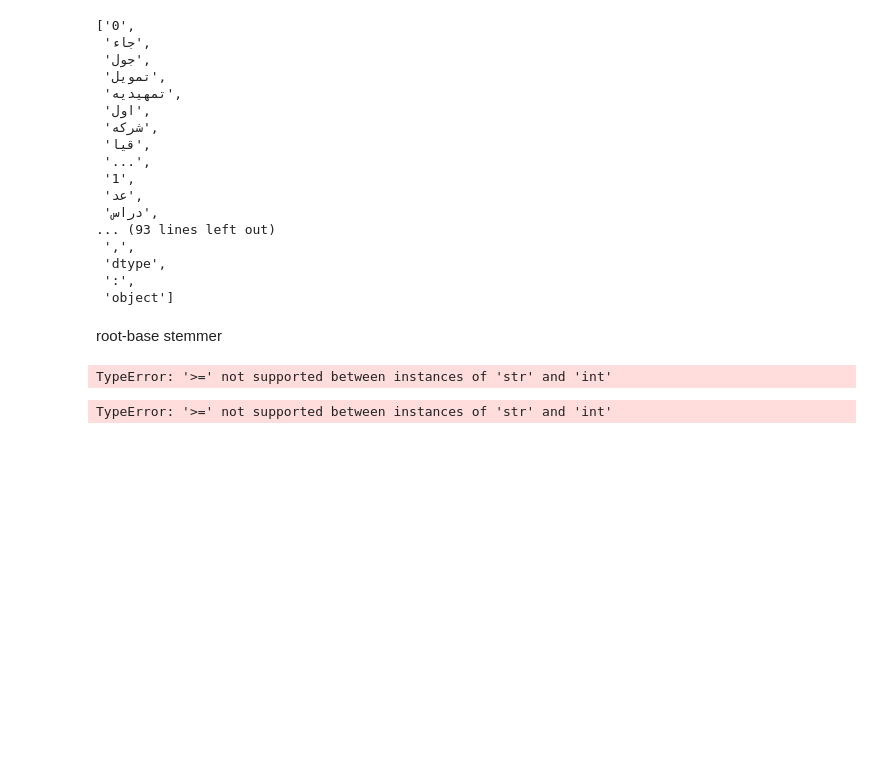
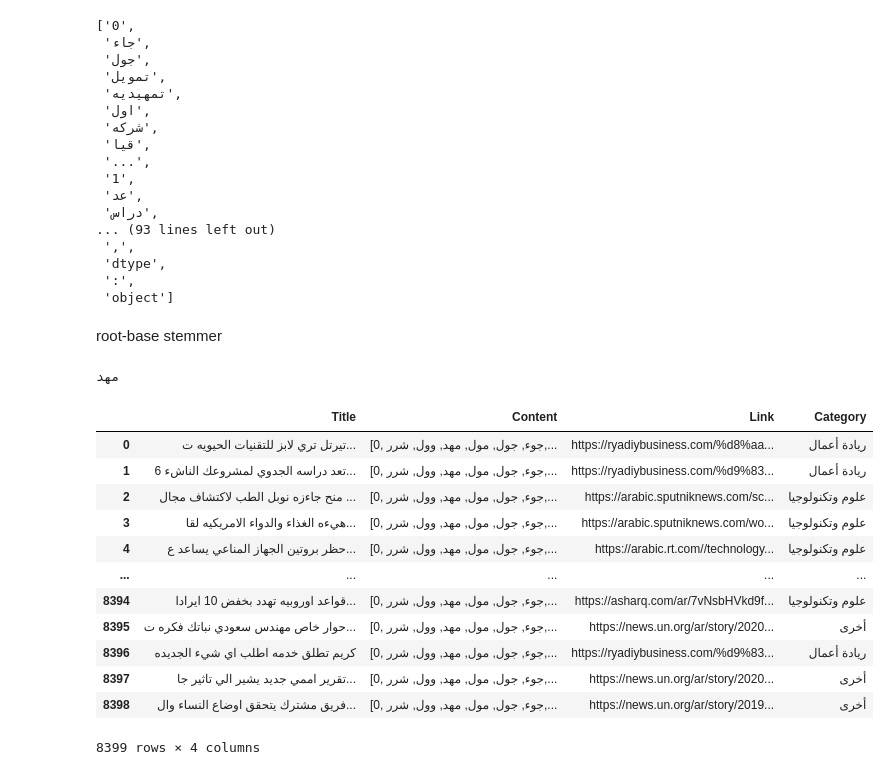
Before and after one commit to MahmoudElbaz74/NPL-news-classifying, a Jupyter notebook: NLP 2.ipynb, the cells around one changed output. Saved outputs shown, nothing was run; the diff lists cells and outputs as text; code cells hidden in the pictures; blank space fills up the shorter version.

```diff
--- a/NLP 2.ipynb
+++ b/NLP 2.ipynb
@@ -60,6 +60,6 @@ df
 # %% [markdown]
 # Tokenization
 # %%
-for i in df['Content']:
-    df['Content'][i]=i.split()
-df
+# for i in df['Content']:
+#     df['Content'][i]=i.split()
+# df
@@ -96,0 +85,11 @@ df
+# %%
+stopw = pd.read_csv('arabic-stop-words.csv')
+gnewl=[]
+for i0 in df['Content']:
+    newlist1=[]
+    for word0 in i0:
+        if word0 not in stopw:
+            newlist1.append(word0)
+    gnewl.append(newlist1)
+df['Content']=gnewl
+df
@@ -149,11 +155,36 @@ df['Content'][1]
 # %% [markdown]
 root-base stemmer
 # %%
-df['Content'] = df['Content'].apply(lambda x: [ArListem.get_root(y) for y in x])
-df
+# df['Content'] = df['Content'].apply(lambda x: [ArListem.get_root(y) for y in x])
+# df
-# %% [output]
-TypeError: '>=' not supported between instances of 'str' and 'int'
+# %%
+word = 'تمهيديه'
+stem = ArListem.light_stem(word)
+print (ArListem.get_root())
+# %% [output]
+مهد
 # %%
-print (ArListem.get_root('التمهيديه'))
+nnewl=[]
+for i in df['Content']:
+    newl=[]
+    for word in i:
+        stem = ArListem.light_stem(str(word))
+        l =ArListem.get_root()
+        newl.append(l)
+    nnewl.append(newl)
+df['Content']=nnewl
+df
 # %% [output]
+|  | Title | Content | Link | Category |
+| 0 | تيرتل تري لابز للتقنيات الحيويه ت... | [0, جوء, جول, مول, مهد, وول, شرر,... | https://ryadiybusiness.com/%d8%aa... | ريادة أعمال |
+| 1 | تعد دراسه الجدوي لمشروعك الناشء 6... | [0, جوء, جول, مول, مهد, وول, شرر,... | https://ryadiybusiness.com/%d9%83... | ريادة أعمال |
+| 2 | منح جاءزه نوبل الطب لاكتشاف مجال ... | [0, جوء, جول, مول, مهد, وول, شرر,... | https://arabic.sputniknews.com/sc... | علوم وتكنولوجيا |
+| 3 | هيءه الغذاء والدواء الامريكيه لقا... | [0, جوء, جول, مول, مهد, وول, شرر,... | https://arabic.sputniknews.com/wo... | علوم وتكنولوجيا |
+| 4 | حظر بروتين الجهاز المناعي يساعد ع... | [0, جوء, جول, مول, مهد, وول, شرر,... | https://arabic.rt.com//technology... | علوم وتكنولوجيا |
+| ... | ... | ... | ... | ... |
+| 8394 | قواعد اوروبيه تهدد بخفض 10 ايرادا... | [0, جوء, جول, مول, مهد, وول, شرر,... | https://asharq.com/ar/7vNsbHVkd9f... | علوم وتكنولوجيا |
+| 8395 | حوار خاص مهندس سعودي نباتك فكره ت... | [0, جوء, جول, مول, مهد, وول, شرر,... | https://news.un.org/ar/story/2020... | أخرى |
+| 8396 | كريم تطلق خدمه اطلب اي شيء الجديده | [0, جوء, جول, مول, مهد, وول, شرر,... | https://ryadiybusiness.com/%d9%83... | ريادة أعمال |
+| 8397 | تقرير اممي جديد يشير الي تاثير جا... | [0, جوء, جول, مول, مهد, وول, شرر,... | https://news.un.org/ar/story/2020... | أخرى |
+| 8398 | فريق مشترك يتحقق اوضاع النساء وال... | [0, جوء, جول, مول, مهد, وول, شرر,... | https://news.un.org/ar/story/2019... | أخرى |
-TypeError: '>=' not supported between instances of 'str' and 'int'
+8399 rows × 4 columns
```
Also changed, not shown: parts of 7 cells of this notebook, 2 other files.
